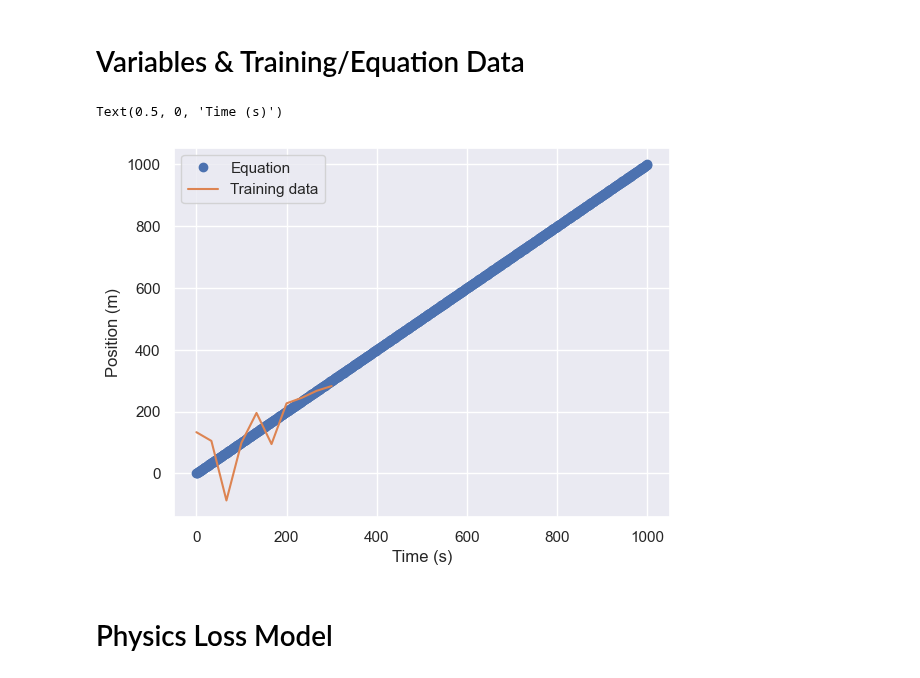
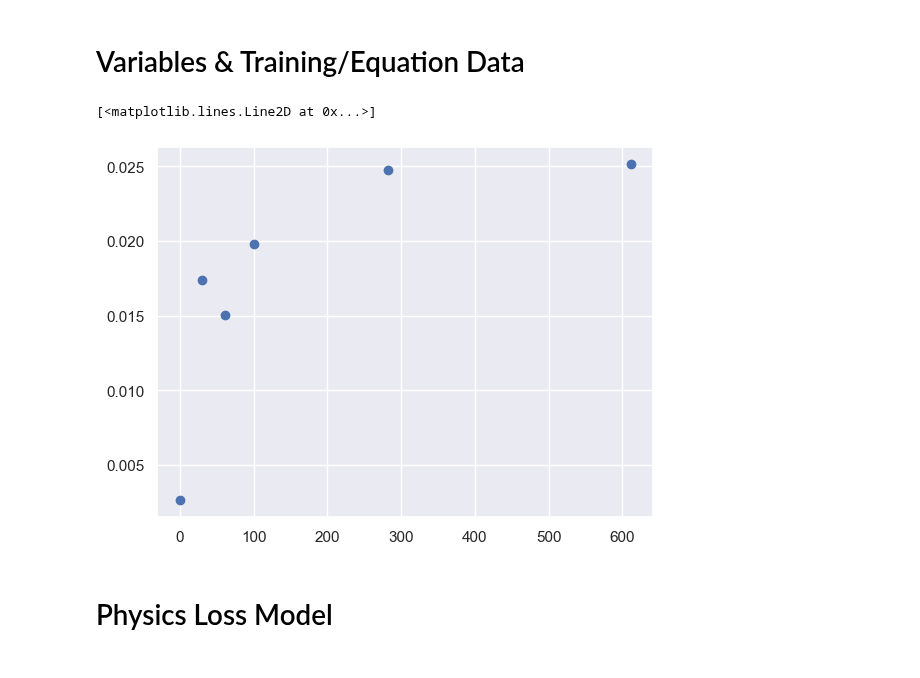
Before and after one commit to rahavdayan/pinns-model, a Jupyter notebook: src/ferrofluid/ferrofluid.ipynb, the cells around one changed output. Cells and saved outputs as stored; diff of their text form; code cells hidden in the pictures.

```diff
--- a/src/ferrofluid/ferrofluid.ipynb
+++ b/src/ferrofluid/ferrofluid.ipynb
@@ -19,32 +19,31 @@ np.random.seed(10)
 # Variables & Training/Equation Data
 # %%
 # Different variables for problem
-r = 0.005                           # Radius of droplet in [m]
+r = 0.001                           # Radius of droplet in [m]
 V = (4/3)*np.pi*(r**3)              # Volume of droplet in [m^3]
 mu_0 = 1.256637*(10**-6)            # Permeability of free space [m*kg/(s*A)]
 eta = 50                            # Viscosity in [Pa*s]
 M = magnetization                   # Magnetization in [Oe]
-H = magnetic_field                  # Magnetic field in [KA/m]
-dH_dx = magnetic_field_deriv        # Derivative of magnetic field with respect to distance in [KA/m^2]
+H = magnetic_field                # Magnetic field in [KA/m]
+dH_dx = magnetic_field_deriv    # Derivative of magnetic field with respect to distance in [KA/m^2]
 
-# Make data from equation
-eq = functools.partial(position)
-t = np.linspace(0, 1000, 1000)      # Time in [s]
-x = eq(t)                           # Position in [m]
+t = np.array([0, 30.3468, 60.6936, 100.717, 281.498, 611.498])
+x = np.array([0, 0.0159806, 0.0181084, 0.0197945, 0.0234893, 0.0265899])
 
-# Make training data
-train_t = np.linspace(0, 300, 10)
-train_x = eq(train_t) +  100 * np.random.randn(len(train_t))
+# Train for 1mm
+train_t = t  # Time in (s)
+train_x = x + 0.002*np.random.randn(6) # Distance (m)
+
 
 # Plot training data and equation data
-plt.plot(t, x, 'o')
-plt.plot(train_t, train_x)
-plt.legend(['Equation', 'Training data'])
-plt.ylabel('Position (m)')
-plt.xlabel('Time (s)')
+# plt.plot(t, x, 'o')
+plt.plot(train_t, train_x, 'o')
+# plt.legend(['Equation', 'Training data'])
+# plt.ylabel('Position (m)')
+# plt.xlabel('Time (s)')
 # %% [output]
-Text(0.5, 0, 'Time (s)')
+[<matplotlib.lines.Line2D at 0x...>]
-[figure, old version]
+[figure, new version]
 # %% [markdown]
 # Physics Loss Model
 # %%
```
Also changed, not shown: parts of 4 cells of this notebook, 1 other file.
